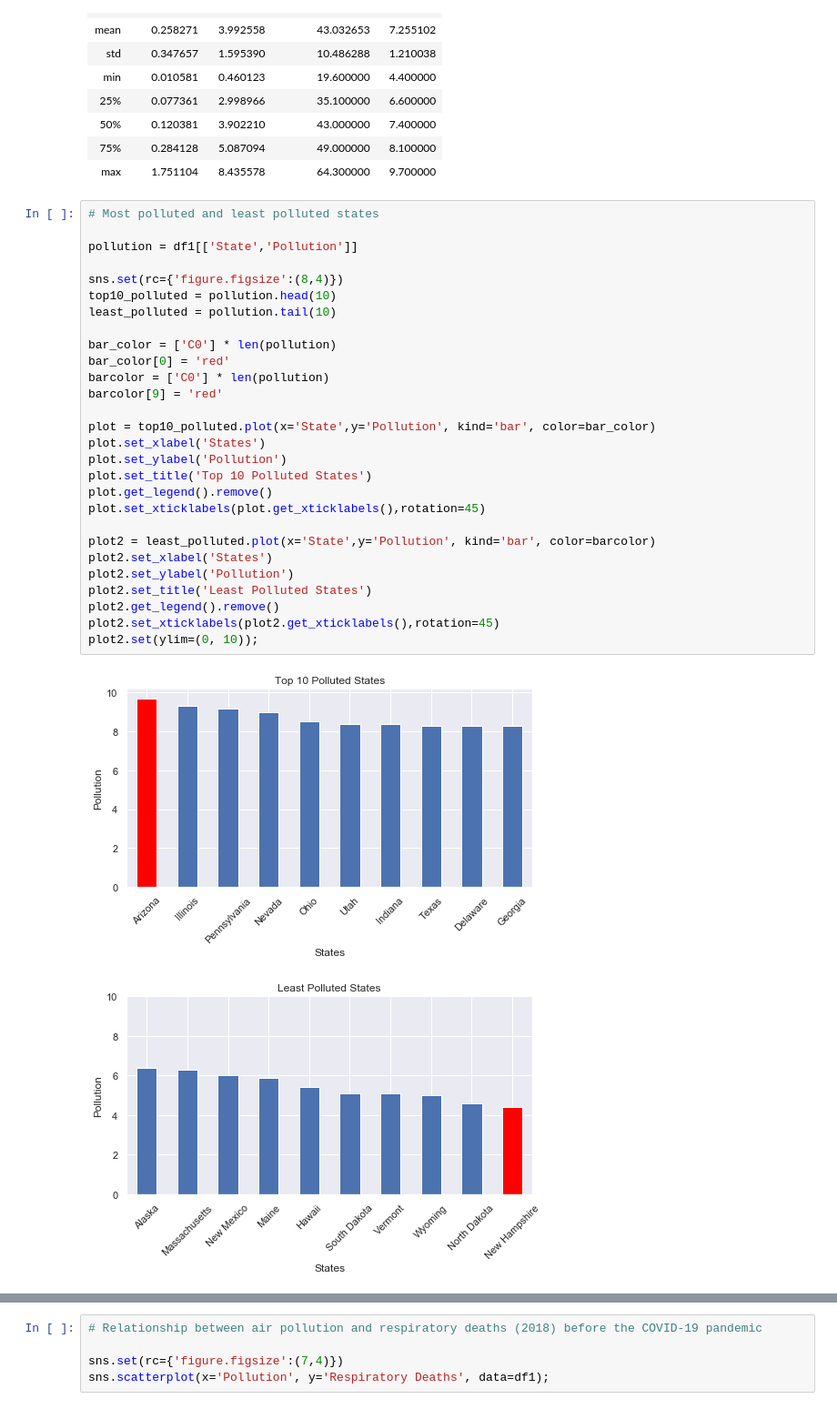
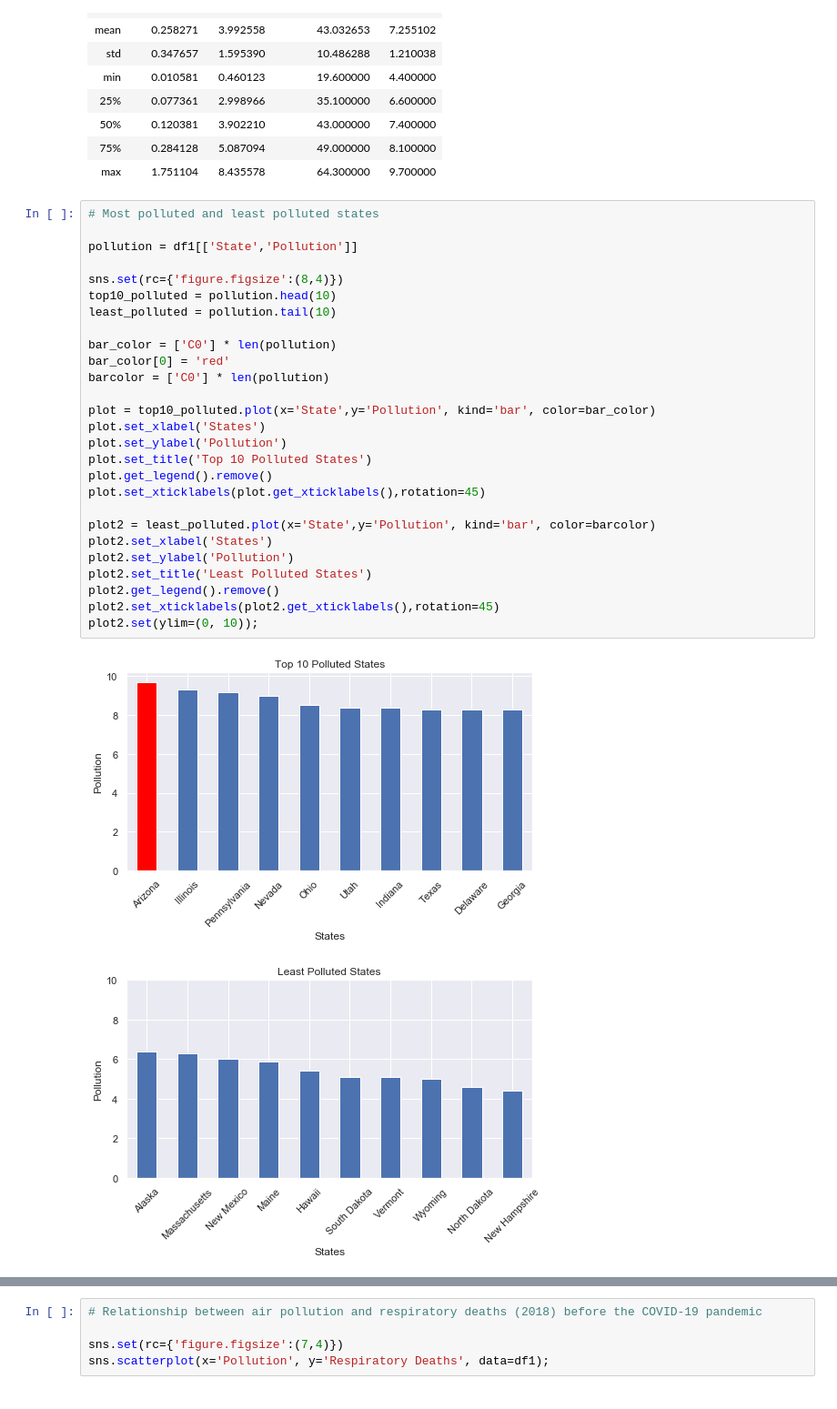
Before and after one commit to jiaminho/miniproject, a Jupyter notebook: Mini Project - Effects of Air Pollution Exposure on Covid-19 Mortality.ipynb, the cells around one changed output, grey strips where cells are left out. Shown at 91% size. Drawn from its saved outputs; the diff is of its cells as text.

```diff
--- a/Mini Project - Effects of Air Pollution Exposure on Covid-19 Mortality.ipynb
+++ b/Mini Project - Effects of Air Pollution Exposure on Covid-19 Mortality.ipynb
@@ -146,34 +167,33 @@ df1.describe()
 # %%
 # Most polluted and least polluted states
 
 pollution = df1[['State','Pollution']]
 
 sns.set(rc={'figure.figsize':(8,4)})
 top10_polluted = pollution.head(10)
 least_polluted = pollution.tail(10)
 
 bar_color = ['C0'] * len(pollution)
 bar_color[0] = 'red'
 barcolor = ['C0'] * len(pollution)
-barcolor[9] = 'red'
 
 plot = top10_polluted.plot(x='State',y='Pollution', kind='bar', color=bar_color)
 plot.set_xlabel('States')
 plot.set_ylabel('Pollution')
 plot.set_title('Top 10 Polluted States')
 plot.get_legend().remove()
 plot.set_xticklabels(plot.get_xticklabels(),rotation=45)
 
 plot2 = least_polluted.plot(x='State',y='Pollution', kind='bar', color=barcolor)
 plot2.set_xlabel('States')
 plot2.set_ylabel('Pollution')
 plot2.set_title('Least Polluted States')
 plot2.get_legend().remove()
 plot2.set_xticklabels(plot2.get_xticklabels(),rotation=45)
 plot2.set(ylim=(0, 10));
 # %% [output]
 [figure]
-[figure, old version]
+[figure, new version]
 # %%
 # Visualize the state with most and least number of deaths
 
```
Also changed, not shown: parts of 8 cells of this notebook.
